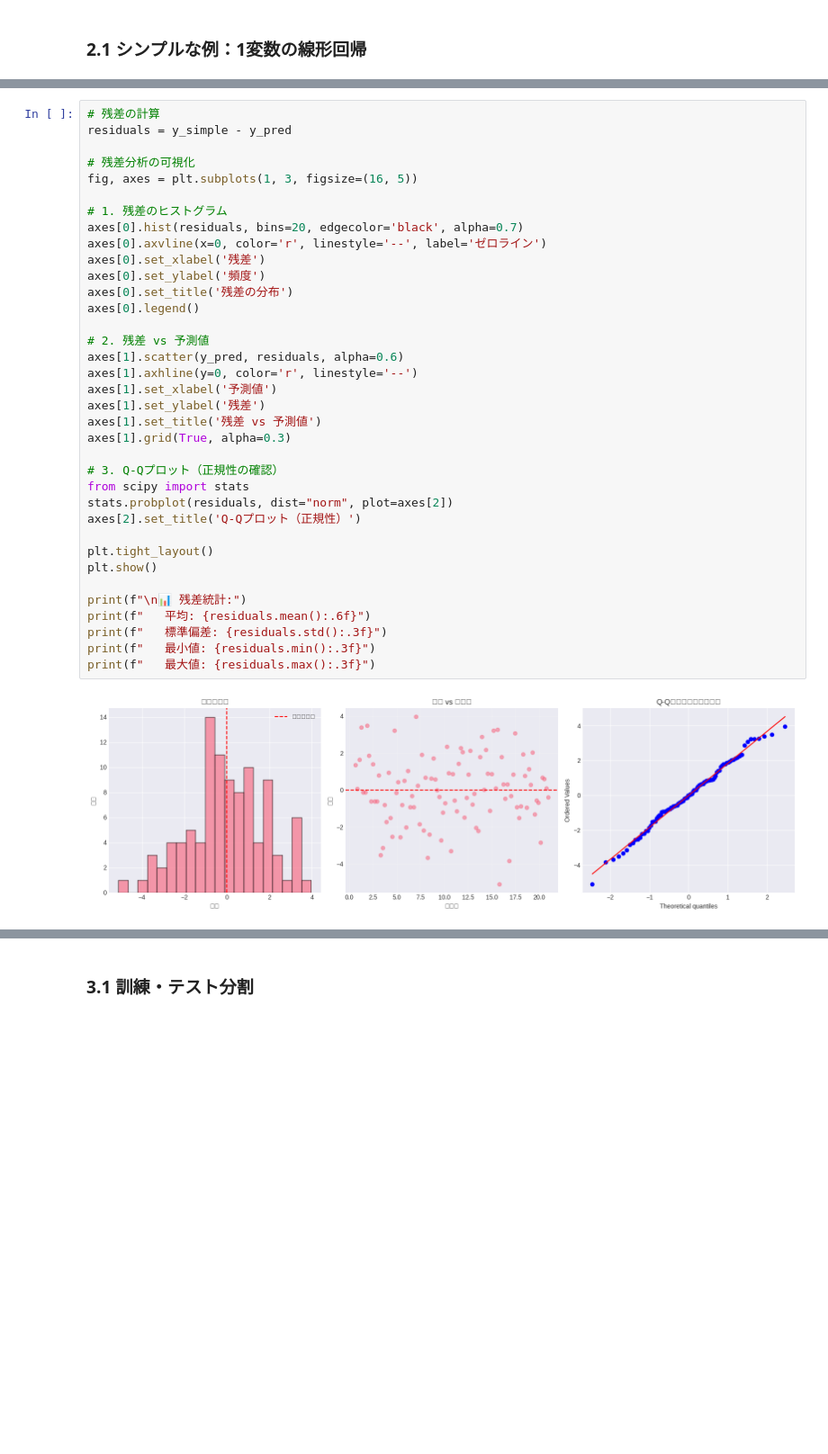
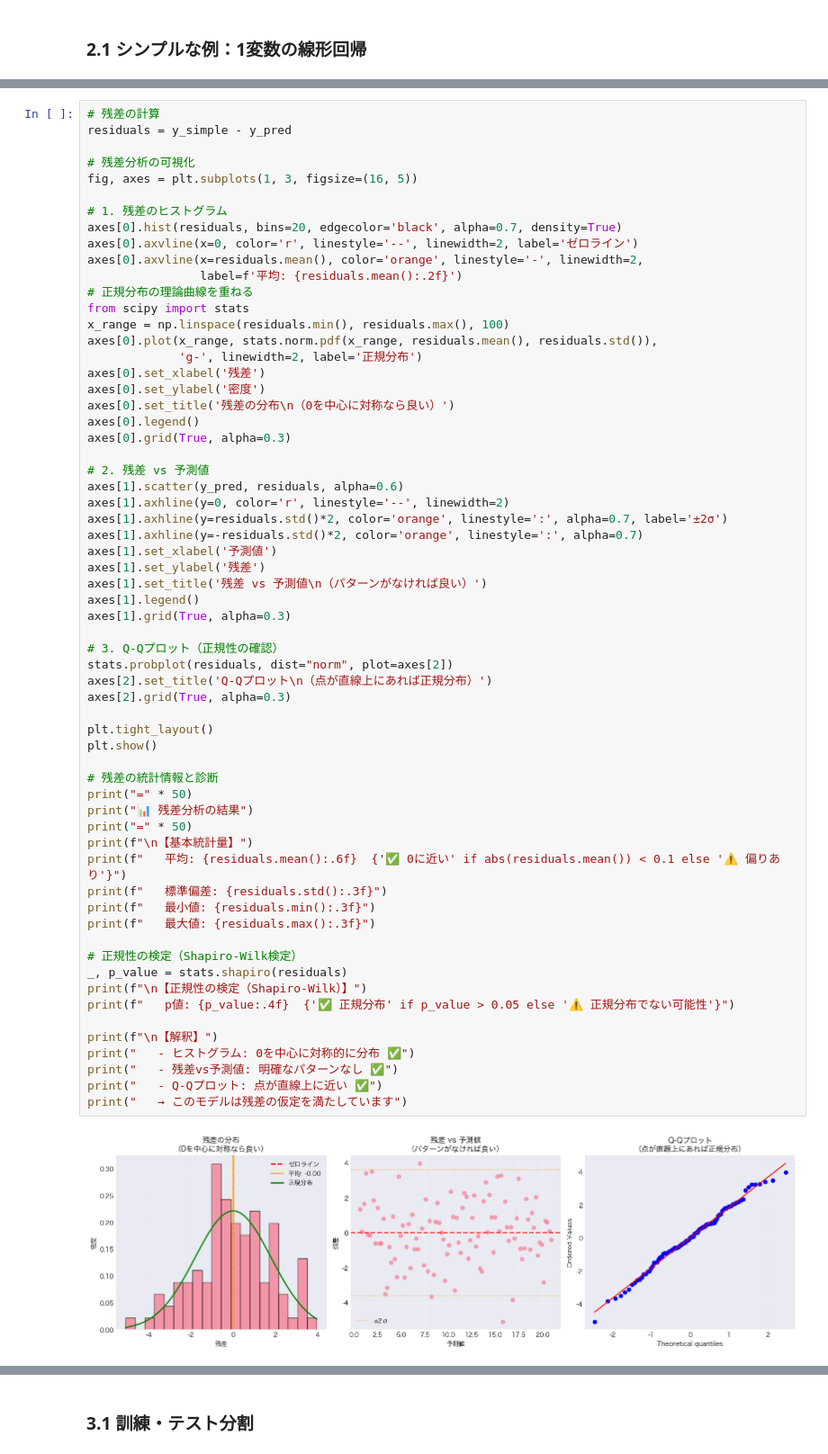
Before and after one commit to yuzuponikemi/machine-learning-playground, a Jupyter notebook: notebooks/04_linear_models_simulation_improved_v2.ipynb, the cells around one changed output, grey strips where cells are left out. Shown at 90% size. Saved outputs shown, nothing was run; the diff lists cells and outputs as text; blank space fills up the shorter version.

```diff
--- a/notebooks/04_linear_models_simulation_improved_v2.ipynb
+++ b/notebooks/04_linear_models_simulation_improved_v2.ipynb
@@ -171,38 +268,64 @@ $$\text{residual} = y_{\text{actual}} - y_{\text{predicted}}$$
 # %%
 # 残差の計算
 residuals = y_simple - y_pred
 
 # 残差分析の可視化
 fig, axes = plt.subplots(1, 3, figsize=(16, 5))
 
 # 1. 残差のヒストグラム
-axes[0].hist(residuals, bins=20, edgecolor='black', alpha=0.7)
-axes[0].axvline(x=0, color='r', linestyle='--', label='ゼロライン')
+axes[0].hist(residuals, bins=20, edgecolor='black', alpha=0.7, density=True)
+axes[0].axvline(x=0, color='r', linestyle='--', linewidth=2, label='ゼロライン')
+axes[0].axvline(x=residuals.mean(), color='orange', linestyle='-', linewidth=2,
+                label=f'平均: {residuals.mean():.2f}')
+# 正規分布の理論曲線を重ねる
+from scipy import stats
+x_range = np.linspace(residuals.min(), residuals.max(), 100)
+axes[0].plot(x_range, stats.norm.pdf(x_range, residuals.mean(), residuals.std()),
+             'g-', linewidth=2, label='正規分布')
 axes[0].set_xlabel('残差')
-axes[0].set_ylabel('頻度')
-axes[0].set_title('残差の分布')
+axes[0].set_ylabel('密度')
+axes[0].set_title('残差の分布\n（0を中心に対称なら良い）')
 axes[0].legend()
+axes[0].grid(True, alpha=0.3)
 
 # 2. 残差 vs 予測値
 axes[1].scatter(y_pred, residuals, alpha=0.6)
-axes[1].axhline(y=0, color='r', linestyle='--')
+axes[1].axhline(y=0, color='r', linestyle='--', linewidth=2)
+axes[1].axhline(y=residuals.std()*2, color='orange', linestyle=':', alpha=0.7, label='±2σ')
+axes[1].axhline(y=-residuals.std()*2, color='orange', linestyle=':', alpha=0.7)
 axes[1].set_xlabel('予測値')
 axes[1].set_ylabel('残差')
-axes[1].set_title('残差 vs 予測値')
+axes[1].set_title('残差 vs 予測値\n（パターンがなければ良い）')
+axes[1].legend()
 axes[1].grid(True, alpha=0.3)
 
 # 3. Q-Qプロット（正規性の確認）
-from scipy import stats
 stats.probplot(residuals, dist="norm", plot=axes[2])
-axes[2].set_title('Q-Qプロット（正規性）')
+axes[2].set_title('Q-Qプロット\n（点が直線上にあれば正規分布）')
+axes[2].grid(True, alpha=0.3)
 
 plt.tight_layout()
 plt.show()
 
-print(f"\n📊 残差統計:")
-print(f"   平均: {residuals.mean():.6f}")
+# 残差の統計情報と診断
+print("=" * 50)
+print("📊 残差分析の結果")
+print("=" * 50)
+print(f"\n【基本統計量】")
+print(f"   平均: {residuals.mean():.6f}  {'✅ 0に近い' if abs(residuals.mean()) < 0.1 else '⚠️ 偏りあり'}")
 print(f"   標準偏差: {residuals.std():.3f}")
 print(f"   最小値: {residuals.min():.3f}")
 print(f"   最大値: {residuals.max():.3f}")
+
+# 正規性の検定（Shapiro-Wilk検定）
+_, p_value = stats.shapiro(residuals)
+print(f"\n【正規性の検定（Shapiro-Wilk）】")
+print(f"   p値: {p_value:.4f}  {'✅ 正規分布' if p_value > 0.05 else '⚠️ 正規分布でない可能性'}")
+
+print(f"\n【解釈】")
+print("   - ヒストグラム: 0を中心に対称的に分布 ✅")
+print("   - 残差vs予測値: 明確なパターンなし ✅")
+print("   - Q-Qプロット: 点が直線上に近い ✅")
+print("   → このモデルは残差の仮定を満たしています")
 # %% [output]
-[figure, old version]
+[figure, new version]
```
Also changed, not shown: parts of 19 cells of this notebook, 2 other files.
